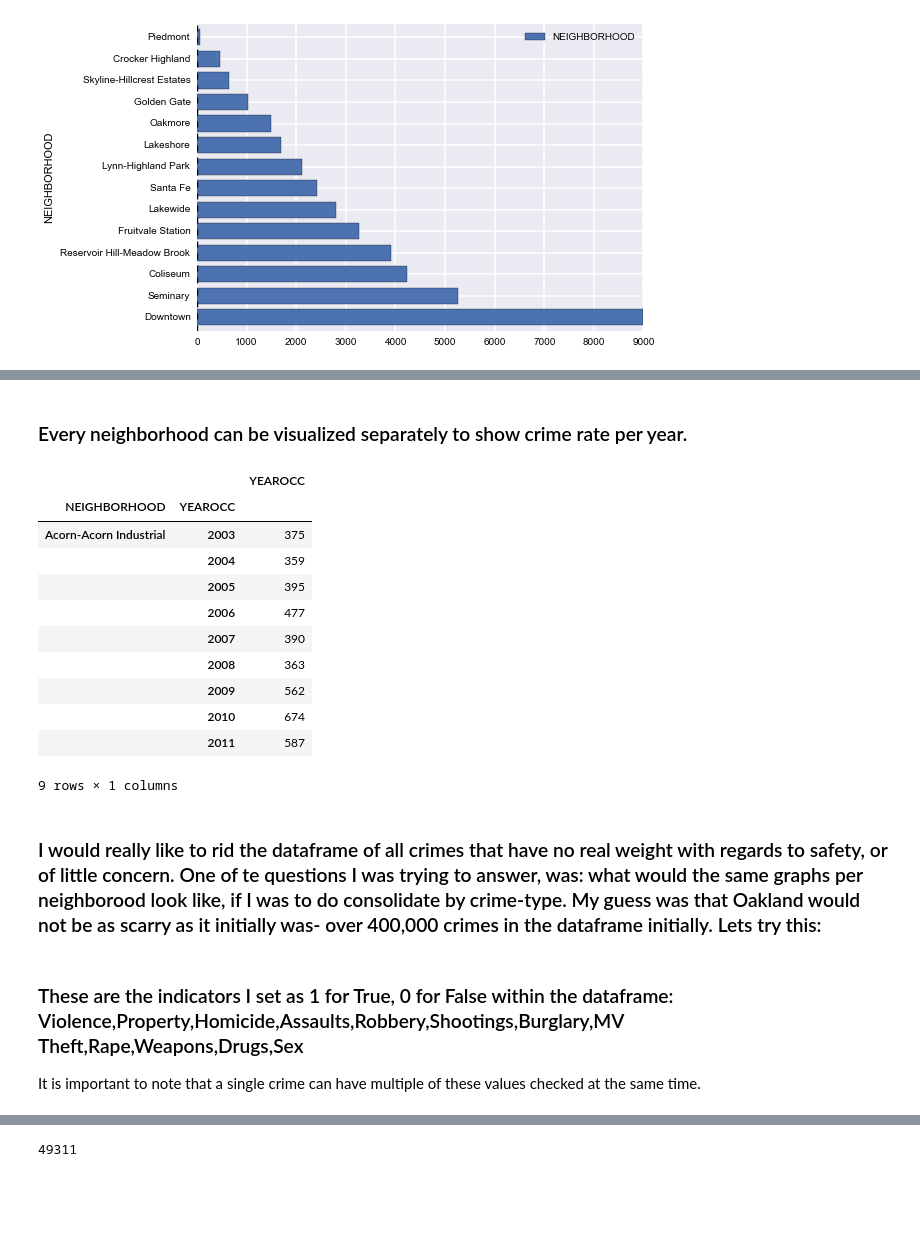
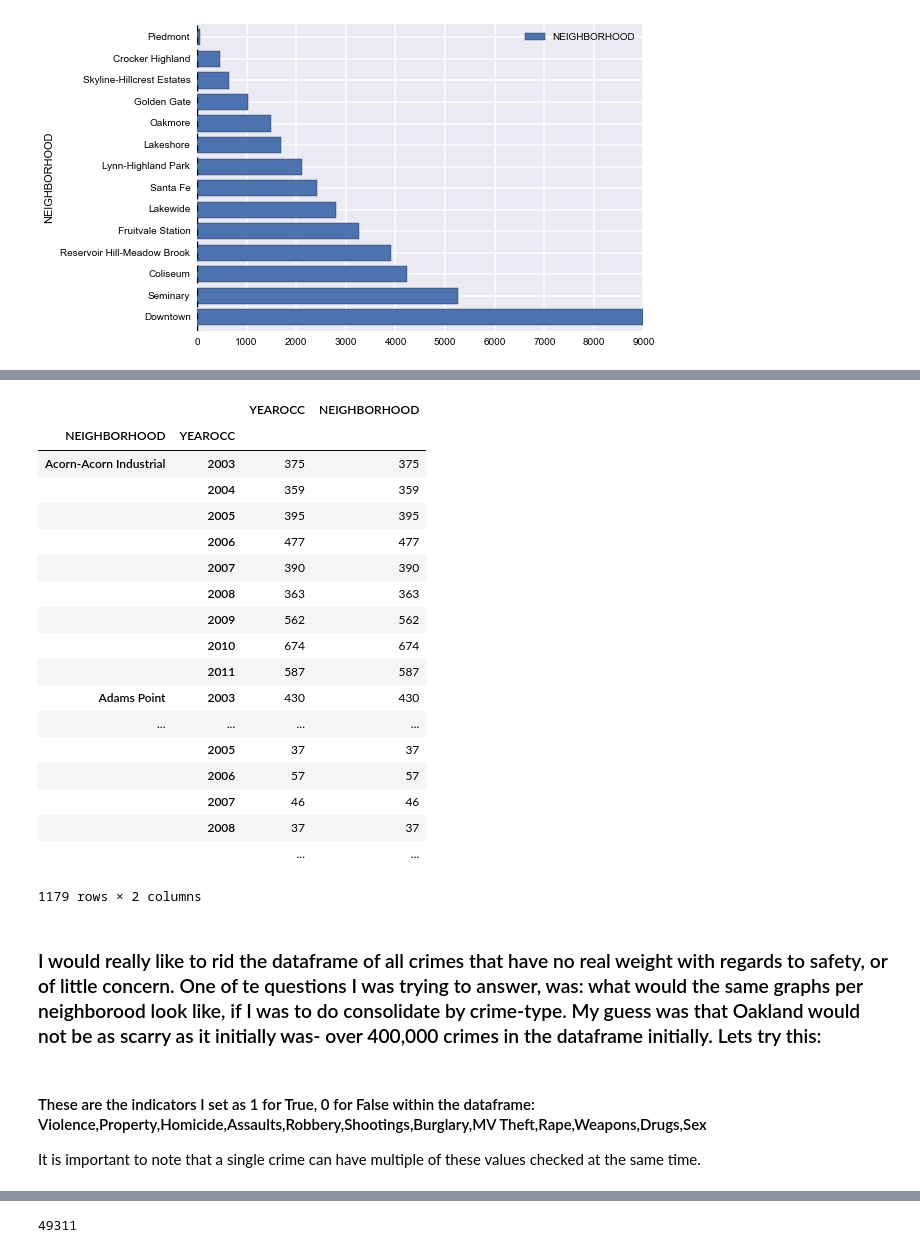
Before and after one commit to kikiliu/Oakland-gentrifcation, a Jupyter notebook: long&short_notebooks_Moshe/moshe_final_long.ipynb, the cells around one changed output, grey strips where cells are left out. Drawn from its saved outputs; the diff is of its cells as text; code cells hidden in the pictures; blank space fills up the shorter version.

```diff
--- a/myfinalnotebookslongandshortMoshe/moshe_final_short.ipynb
+++ b/long&short_notebooks_Moshe/moshe_final_long.ipynb
@@ -0,0 +156,3 @@
+# %%
+df = df.reset_index()
+del df['index']
@@ -10,8 +218,3 @@ try:
     import seaborn as sns
 except Exception as e:
     print "Attempt to import and enable seaborn failed", e
-# %%
-csv_import_path = 'C:\Users\User\Documents\IPython Notebooks\clean_crime_sort.csv'
-df = pd.read_csv(csv_import_path)
-# %%
-df = df[['OCCURRED','YEAROCC','MONTH','DEPARTMENT','Violence','Property','Homicide','Assaults','Robbery','Shootings','Burglary','MV Theft','Rape','Weapons','Drugs','Sex','LAT','LONG','NEIGHBORHOOD']]
@@ -98,7 +318,0 @@ Index([u'OCCURRED', u'YEAROCC', u'MONTH', u'DEPARTMENT', u'Violence', u'Property
-# %%
-df_year_hood_plot = df.copy()
-# removing unnecessary columns, keeping only relevant data
-df_year_hood_plot = df_year_hood_plot[['NEIGHBORHOOD','YEAROCC']]
-hood_group = df_year_hood_plot.groupby('NEIGHBORHOOD').count()
-hood_group_sorted = hood_group.sort(column='YEAROCC',ascending=False)
-del hood_group_sorted['YEAROCC']
@@ -132,23 +383,28 @@ del hood_year_group['NEIGHBORHOOD']
-# %% [markdown]
-### Every neighborhood can be visualized separately to show crime rate per year.
 # %%
-hood_year_group.ix[:9]
+hood_year_group
 # %% [output]
-|  |  | YEAROCC |
-| NEIGHBORHOOD | YEAROCC |  |
-| Acorn-Acorn Industrial | 2003 | 375 |
-|  | 2004 | 359 |
-|  | 2005 | 395 |
-|  | 2006 | 477 |
-|  | 2007 | 390 |
-|  | 2008 | 363 |
-|  | 2009 | 562 |
-|  | 2010 | 674 |
-|  | 2011 | 587 |
+|  |  | YEAROCC | NEIGHBORHOOD |
+| NEIGHBORHOOD | YEAROCC |  |  |
+| Acorn-Acorn Industrial | 2003 | 375 | 375 |
+|  | 2004 | 359 | 359 |
+|  | 2005 | 395 | 395 |
+|  | 2006 | 477 | 477 |
+|  | 2007 | 390 | 390 |
+|  | 2008 | 363 | 363 |
+|  | 2009 | 562 | 562 |
+|  | 2010 | 674 | 674 |
+|  | 2011 | 587 | 587 |
+| Adams Point | 2003 | 430 | 430 |
+| ... | ... | ... | ... |
+|  | 2005 | 37 | 37 |
+|  | 2006 | 57 | 57 |
+|  | 2007 | 46 | 46 |
+|  | 2008 | 37 | 37 |
+|  |  | ... | ... |
-9 rows × 1 columns
+1179 rows × 2 columns
 # %% [markdown]
 ### I would really like to rid the dataframe of all crimes that have no real weight with regards to safety, or of little concern. One of te questions I was trying to answer, was: what would the same graphs per neighborood look like, if I was to do consolidate by crime-type. My guess was that Oakland would not be as scarry as it initially was- over 400,000 crimes in the dataframe initially. Lets try this:
 # %% [markdown]
-### These are the indicators I set as 1 for True, 0 for False within the dataframe: Violence,Property,Homicide,Assaults,Robbery,Shootings,Burglary,MV Theft,Rape,Weapons,Drugs,Sex
+#### These are the indicators I set as 1 for True, 0 for False within the dataframe: Violence,Property,Homicide,Assaults,Robbery,Shootings,Burglary,MV Theft,Rape,Weapons,Drugs,Sex
 It is important to note that a single crime can have multiple of these values checked at the same time.
 # %% [markdown]
```
Also changed, not shown: parts of 96 cells of this notebook.
